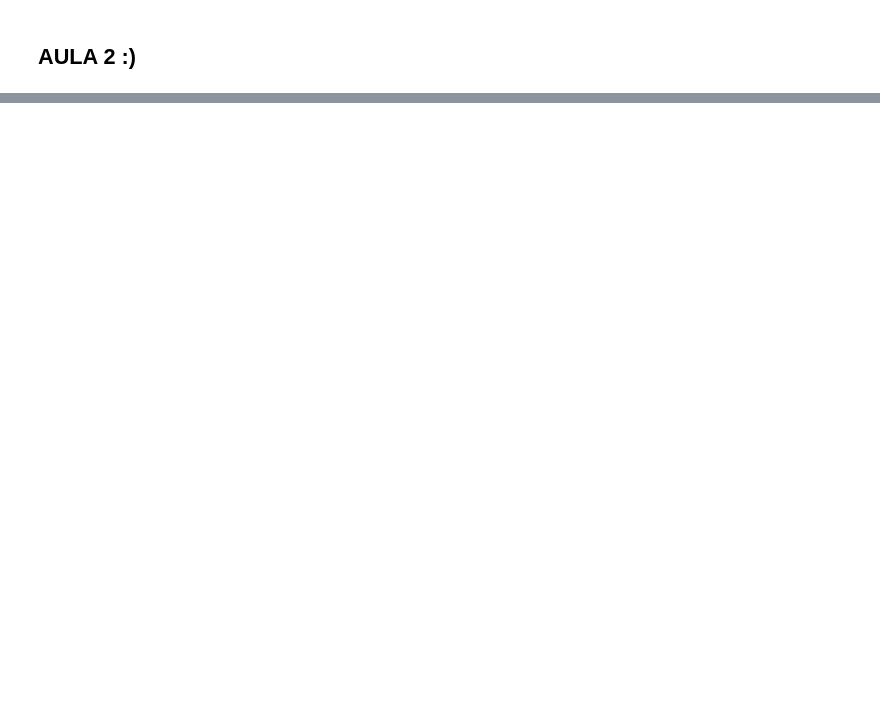
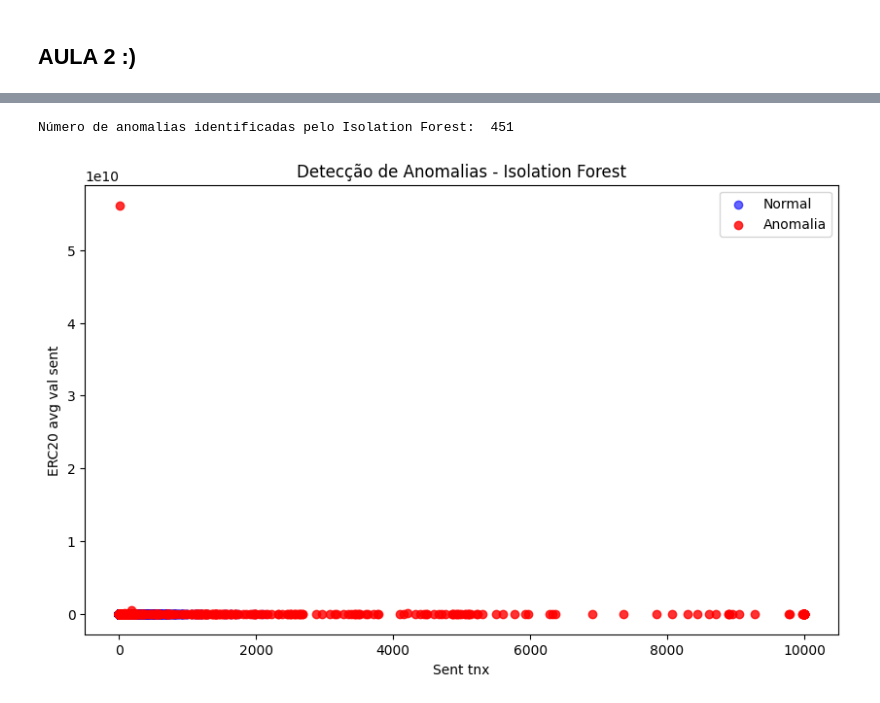
Before and after one commit to lucaschini/cripto-fraud-analysis, a Jupyter notebook: Crypto_EBAC_2025.ipynb, the cells around one changed output, grey strips where cells are left out. Saved outputs shown, nothing was run; the diff lists cells and outputs as text; code cells hidden in the pictures; blank space fills up the shorter version.

Commit message:
feat: added isolation forest and dbscan

```diff
--- a/Crypto_EBAC_2025.ipynb
+++ b/Crypto_EBAC_2025.ipynb
@@ -172,2 +184,13 @@ weighted avg       1.00      1.00      1.00      9841
 # %% [markdown]
 ## **AULA 2 :)**
+# %%
+#Define as features utilizadas nos modelos
+features = ["Sent tnx", "Received Tnx", "Avg min between sent tnx", "Time Diff between first and last (Mins)", "ERC20 avg val sent"]
+
+print("\Contagem de NANs nas features: ")
+print(df[features].isna().sum())
+
+df_ml = df.dropna(subset=features).copy()
+
+if "is_fraud" not in df_ml.columns:
+  df_ml["is_fraud"] = df["is_fraud"]
@@ -173,0 +205,25 @@ weighted avg       1.00      1.00      1.00      9841
+# %%
+# Criação e treinamento do modelo de Isolation Forest
+from sklearn.ensemble import IsolationForest
+
+if_model = IsolationForest(contamination=0.05, random_state=42)
+df_ml['if_anomaly'] = if_model.fit_predict(df_ml[features])
+df_ml['if_anomaly_flag'] = df_ml['if_anomaly'].apply(lambda x: 1 if x == -1 else 0)
+
+print("Número de anomalias identificadas pelo Isolation Forest: ", df_ml['if_anomaly_flag'].sum())
+
+#Visualização: Scatter plot comparando duas features com anomalias
+
+plt.figure(figsize=(10,6))
+normal = df_ml[df_ml['if_anomaly_flag'] == 0]
+anomaly = df_ml[df_ml['if_anomaly_flag'] == 1]
+plt.scatter(normal['Sent tnx'], normal['ERC20 avg val sent'], c='blue', label='Normal', alpha=0.6)
+plt.scatter(anomaly['Sent tnx'], anomaly['ERC20 avg val sent'], c='red', label='Anomalia', alpha=0.8)
+plt.xlabel('Sent tnx')
+plt.ylabel('ERC20 avg val sent')
+plt.title('Detecção de Anomalias - Isolation Forest')
+plt.legend()
+plt.show()
+# %% [output]
+Número de anomalias identificadas pelo Isolation Forest:  451
+[figure, added]
```
Also changed, not shown: parts of 11 cells of this notebook.
